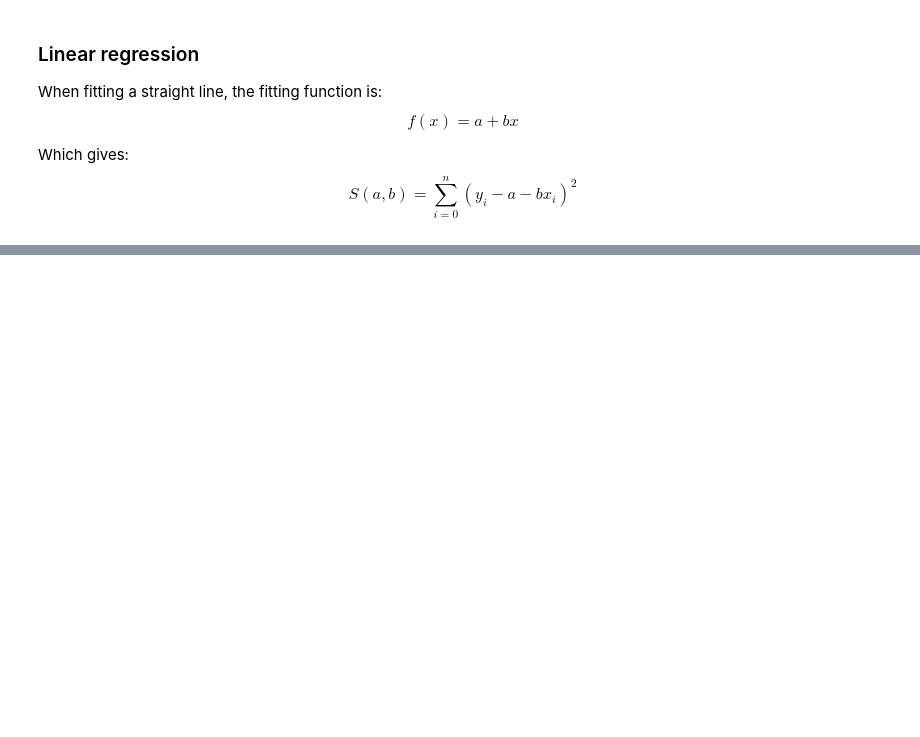
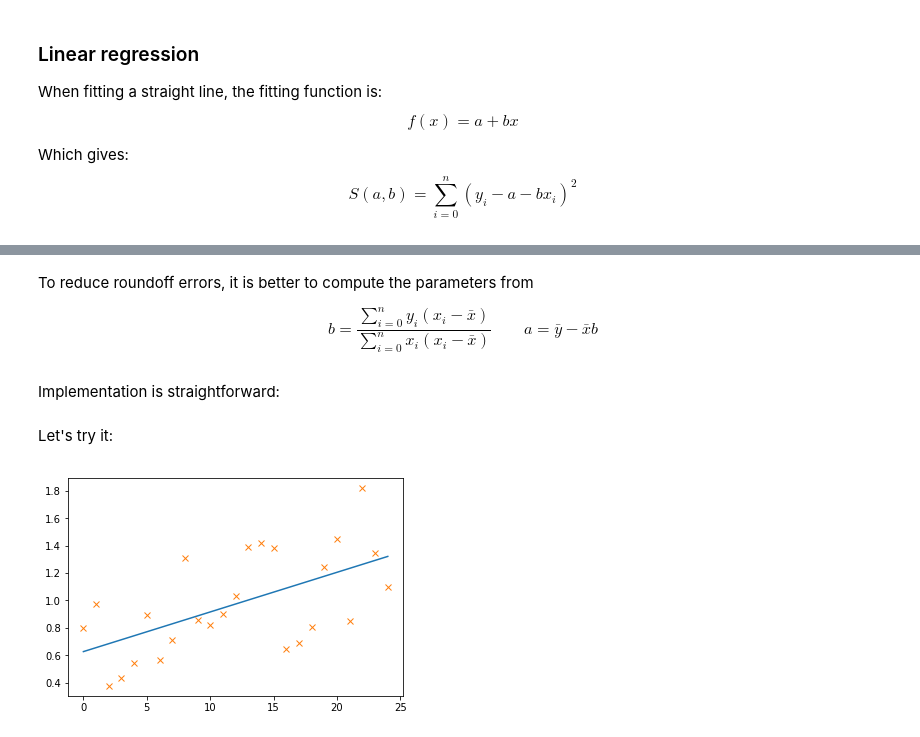
Before and after one commit to tgteacher/numerical-methods, a Jupyter notebook: notebooks/Chapter3.ipynb, the cells around one changed output, grey strips where cells are left out. Drawn from its saved outputs; the diff is of its cells as text; code cells hidden in the pictures; blank space fills up the shorter version.

```diff
--- a/notebooks/Chapter3.ipynb
+++ b/notebooks/Chapter3.ipynb
@@ -721,0 +775,36 @@ $$
+# %% [markdown]
+To reduce roundoff errors, it is better to compute the parameters from
+
+$$
+b = \frac{\sum_{i=0}^n y_i(x_i-\bar x)}{\sum_{i=0}^n x_i(x_i-\bar x)} \quad \quad a = \bar y -\bar x b
+$$
+# %% [markdown]
+Implementation is straightforward:
+# %%
+from numpy import mean, sum
+def linear_regression(x_data, y_data):
+    '''
+    Returns (a, b, stdev)
+    '''
+    xbar = mean(x_data)
+    ybar = mean(y_data)
+    b = sum(y_data*(x_data-xbar))/sum(x_data*(x_data-xbar))
+    a = ybar - xbar*b
+    return (a, b)
+# %% [markdown]
+Let's try it:
+# %%
+from matplotlib import pyplot as plt
+
+# Data generation
+n = 25
+x_data, y_data = get_random_points(n)
+y_data += x_data/n # Let's give it a positive slope
+x_fine = arange(0, n-1+0.1, 0.1)
+
+# Regression
+(a, b) = linear_regression(x_data, y_data)
+plt.plot(x_fine, b*x_fine+a, '-', x_data, y_data, 'x')
+plt.show()
+# %% [output]
+[figure, added]
```
Also changed, not shown: parts of 48 cells of this notebook.
